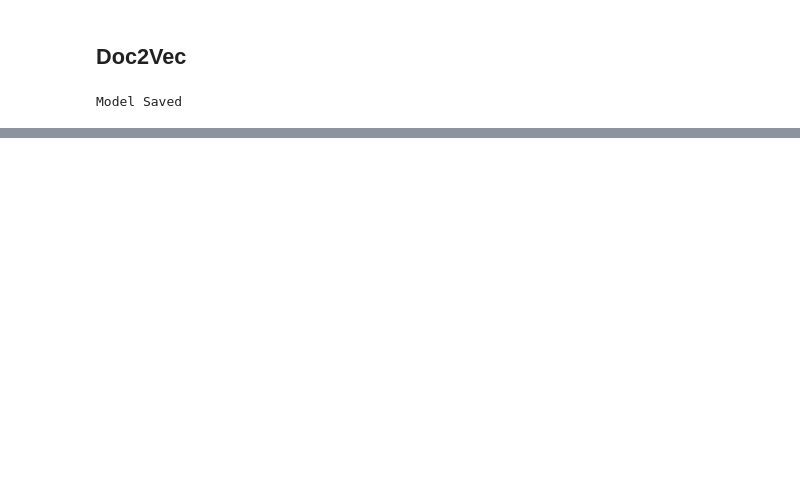
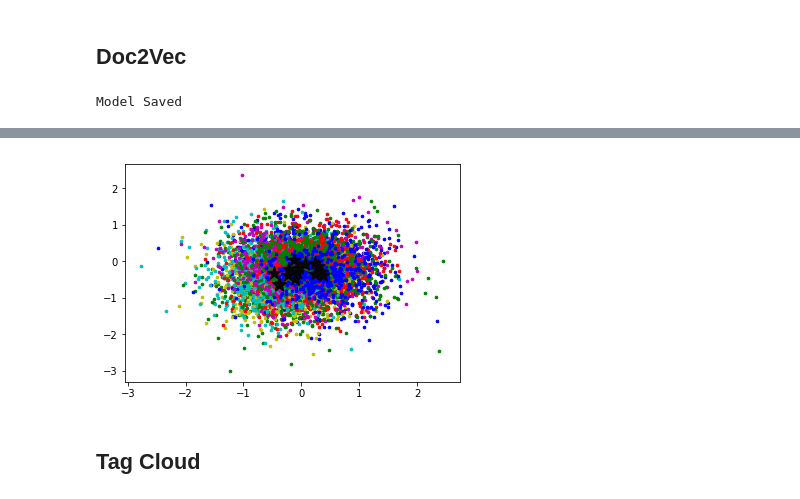
Before and after one commit to cpati/team-hvac, a Jupyter notebook: distillation/spell_checkin_And_geography_factor.ipynb, the cells around one changed output, grey strips where cells are left out. Cells and saved outputs as stored; diff of their text form; code cells hidden in the pictures; blank space fills up the shorter version.

Commit message:
Tag Cloud

```diff
--- a/distillation/spell_checkin_And_geography_factor.ipynb
+++ b/distillation/spell_checkin_And_geography_factor.ipynb
@@ -390,0 +395,6 @@ print(similar_doc)
+# %%
+kclusterer = KMeansClusterer(10, distance=nltk.cluster.util.cosine_distance, repeats=10)
+assigned_clusters = kclusterer.cluster(arr1, assign_clusters=True)
+# %%
+for i, word in enumerate(arr1):
+    print (arr1[i] , assigned_clusters[i])
@@ -390,0 +419,16 @@ print(similar_doc)
+# %%
+from sklearn.cluster import KMeans as km
+def keams_plot(k):
+    kmeans=km(n_clusters=k,random_state=0).fit(arr1)
+    labels=kmeans.labels_
+    centroids=kmeans.cluster_centers_
+    colors = ['r','g','b','y','c','m','r','g','b','y','c','m','r','g','b','y','c','m']
+    fig, ax=plt.subplots()
+
+    for i in range(k):
+        points=np.array([arr1[j] for j in range(len(arr1)) if labels[j]==i])
+        ax.scatter(points[:,0],points[:,1],s=7,c=colors[i])
+    ax.scatter(centroids[:,0],centroids[:,1],marker='*',s=200,c='#050505')
+keams_plot(15)
+# %% [output]
+[figure, added]
@@ -390,0 +437,2 @@ print(similar_doc)
+# %% [markdown]
+## Tag Cloud
```
Also changed, not shown: parts of 23 cells of this notebook.
